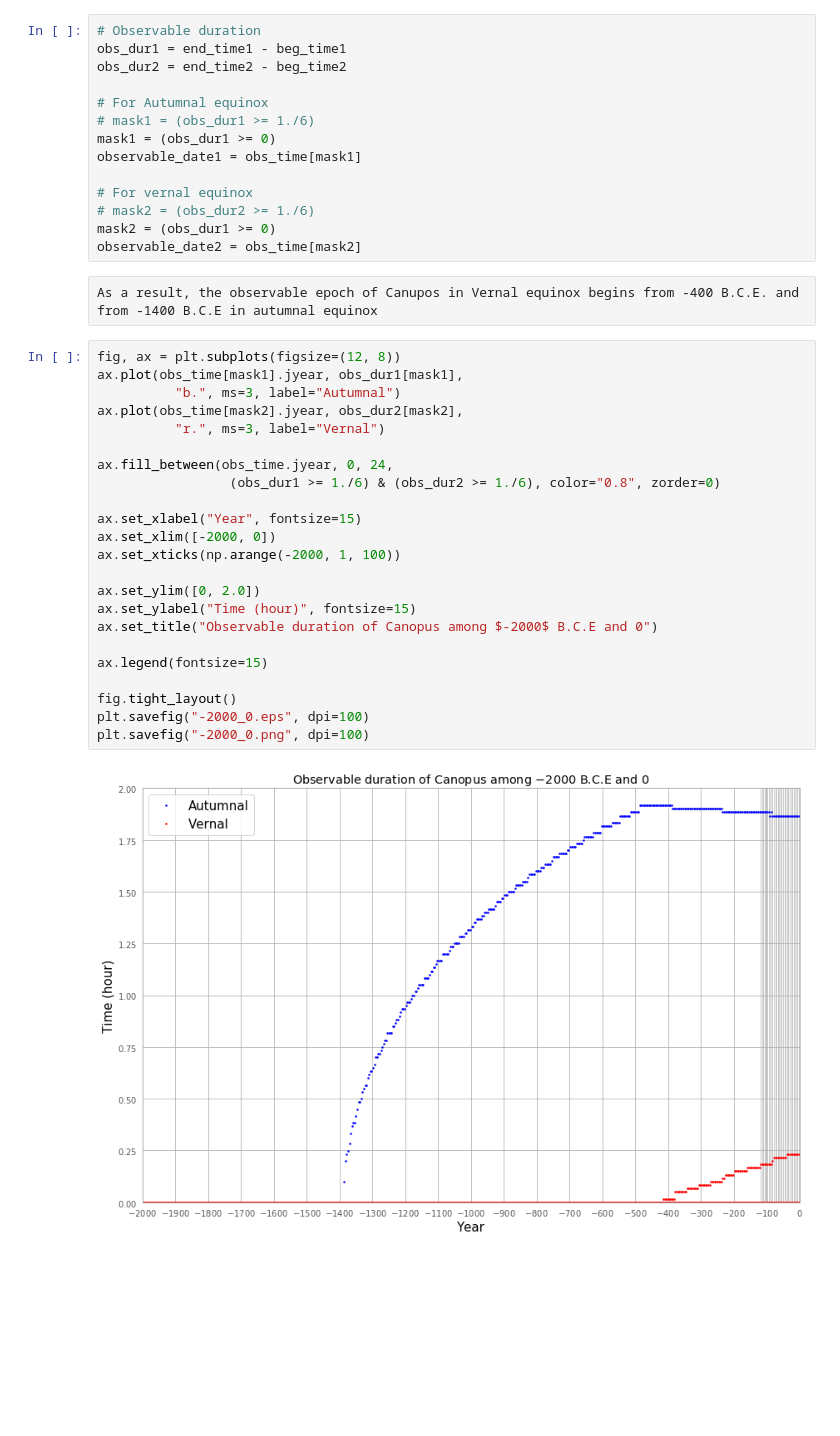
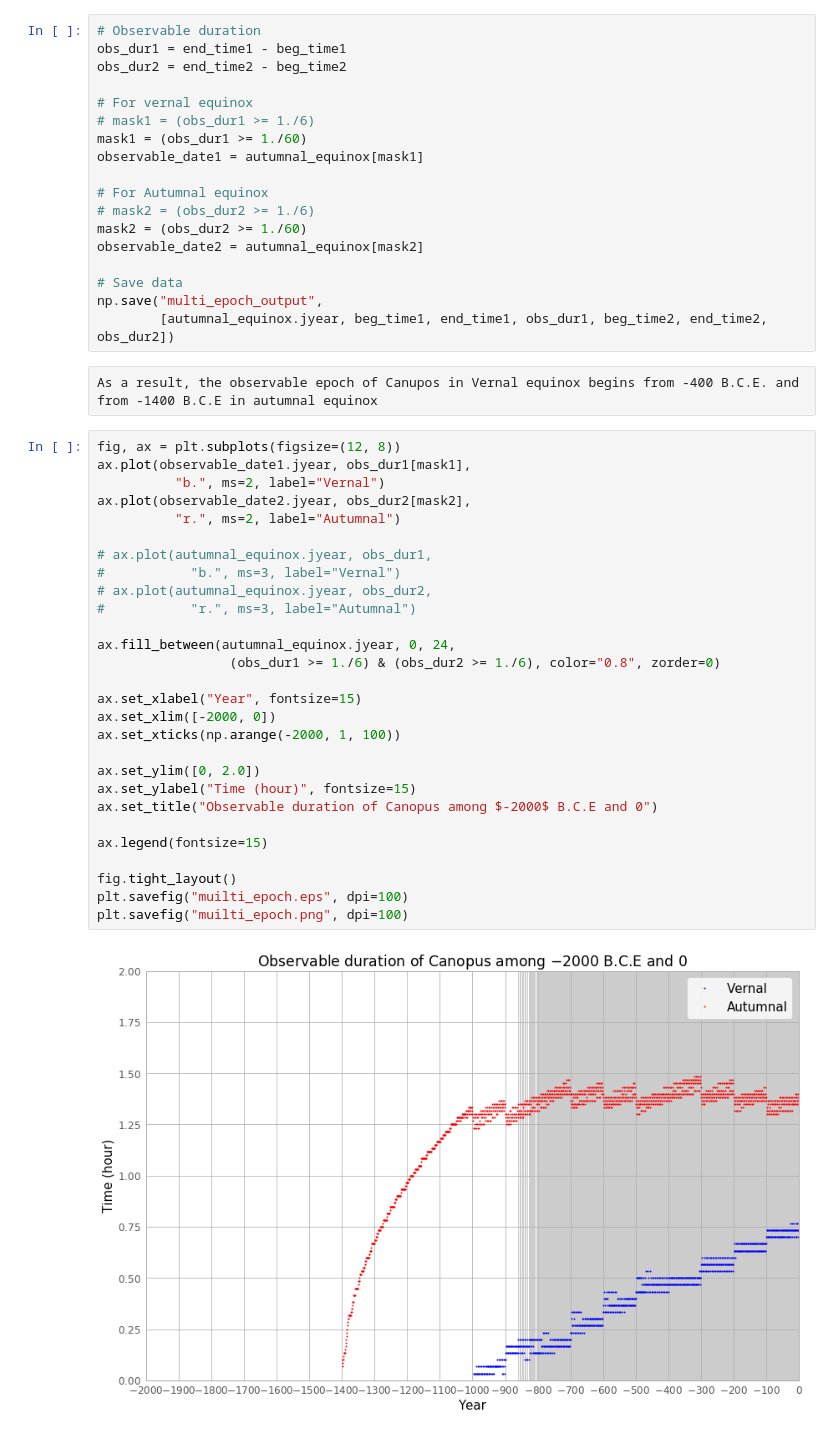
Before and after one commit to Niu-LIU/Canopus, a Jupyter notebook: multi_epoch.ipynb, the cells around one changed output. Drawn from its saved outputs; the diff is of its cells as text; blank space fills up the shorter version.

```diff
--- a/multi_epoch.ipynb
+++ b/multi_epoch.ipynb
@@ -135,39 +180,48 @@ With such an assumption, I determine the observable period of the Canopus.
 obs_dur1 = end_time1 - beg_time1
 obs_dur2 = end_time2 - beg_time2
 
+# For vernal equinox
+# mask1 = (obs_dur1 >= 1./6)
+mask1 = (obs_dur1 >= 1./60)
+observable_date1 = autumnal_equinox[mask1]
+
 # For Autumnal equinox
-# mask1 = (obs_dur1 >= 1./6)
-mask1 = (obs_dur1 >= 0)
-observable_date1 = obs_time[mask1]
+# mask2 = (obs_dur2 >= 1./6)
+mask2 = (obs_dur2 >= 1./60)
+observable_date2 = autumnal_equinox[mask2]
 
-# For vernal equinox
-# mask2 = (obs_dur2 >= 1./6)
-mask2 = (obs_dur1 >= 0)
-observable_date2 = obs_time[mask2]
+# Save data
+np.save("multi_epoch_output",
+        [autumnal_equinox.jyear, beg_time1, end_time1, obs_dur1, beg_time2, end_time2, obs_dur2])
 # %% [raw]
 As a result, the observable epoch of Canupos in Vernal equinox begins from -400 B.C.E. and from -1400 B.C.E in autumnal equinox
 # %%
 fig, ax = plt.subplots(figsize=(12, 8))
-ax.plot(obs_time[mask1].jyear, obs_dur1[mask1],
-          "b.", ms=3, label="Autumnal")
-ax.plot(obs_time[mask2].jyear, obs_dur2[mask2],
-          "r.", ms=3, label="Vernal")
+ax.plot(observable_date1.jyear, obs_dur1[mask1],
+          "b.", ms=2, label="Vernal")
+ax.plot(observable_date2.jyear, obs_dur2[mask2],
+          "r.", ms=2, label="Autumnal")
 
-ax.fill_between(obs_time.jyear, 0, 24,
+# ax.plot(autumnal_equinox.jyear, obs_dur1,
+#           "b.", ms=3, label="Vernal")
+# ax.plot(autumnal_equinox.jyear, obs_dur2,
+#           "r.", ms=3, label="Autumnal")
+
+ax.fill_between(autumnal_equinox.jyear, 0, 24,
                  (obs_dur1 >= 1./6) & (obs_dur2 >= 1./6), color="0.8", zorder=0)
 
 ax.set_xlabel("Year", fontsize=15)
 ax.set_xlim([-2000, 0])
 ax.set_xticks(np.arange(-2000, 1, 100))
 
 ax.set_ylim([0, 2.0])
 ax.set_ylabel("Time (hour)", fontsize=15)
 ax.set_title("Observable duration of Canopus among $-2000$ B.C.E and 0")
 
 ax.legend(fontsize=15)
 
 fig.tight_layout()
-plt.savefig("-2000_0.eps", dpi=100)
-plt.savefig("-2000_0.png", dpi=100)
+plt.savefig("muilti_epoch.eps", dpi=100)
+plt.savefig("muilti_epoch.png", dpi=100)
 # %% [output]
-[figure, old version]
+[figure, new version]
```
Also changed, not shown: parts of 9 cells of this notebook, 13 other files.
